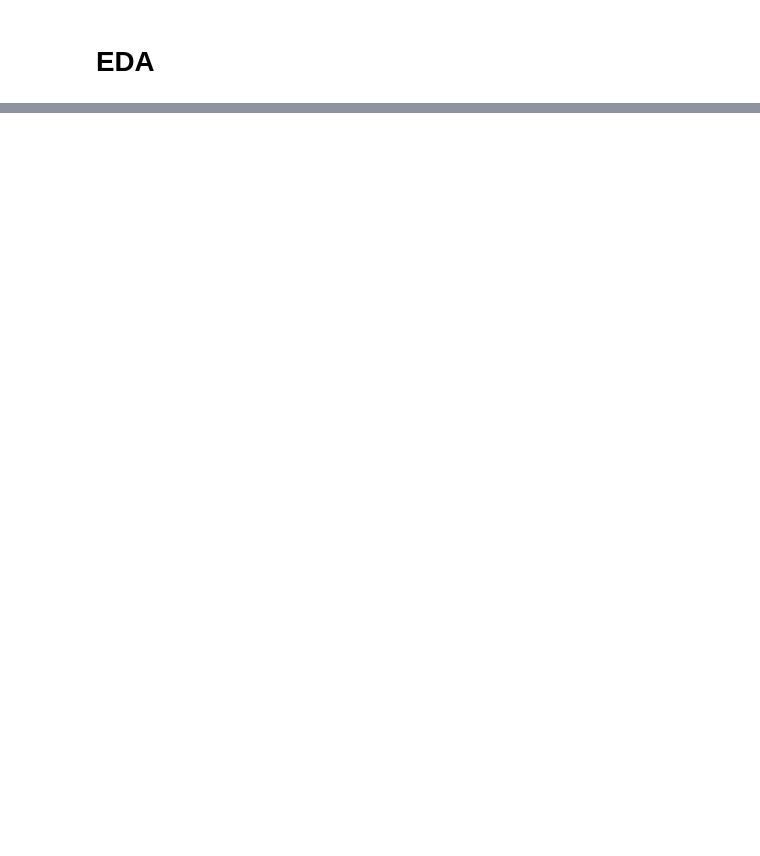
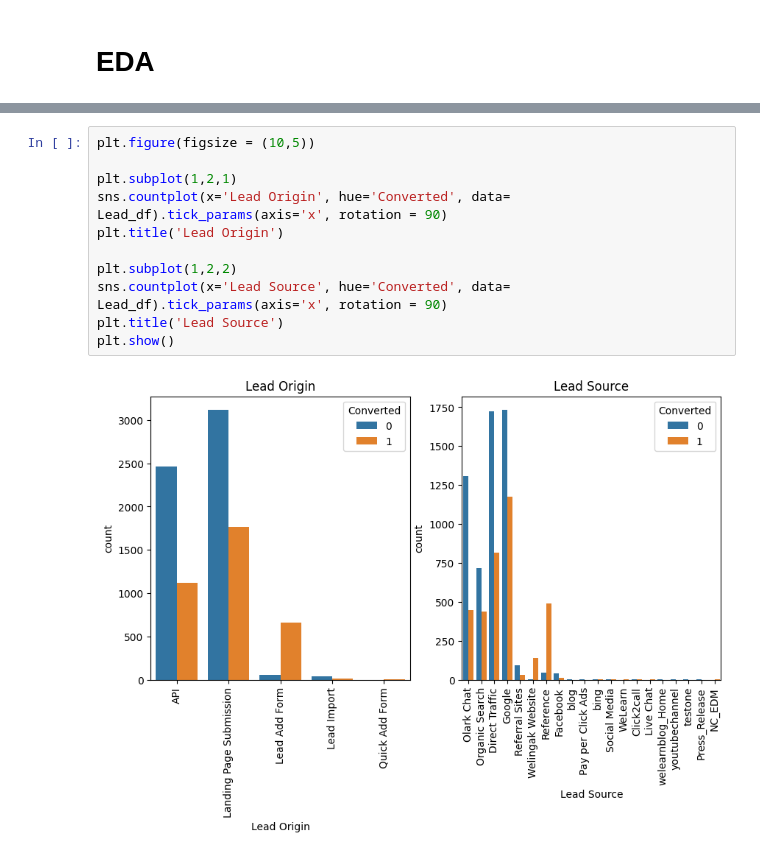
Before and after one commit to harshita-commits/Lead-Scoring-Case-Study, a Jupyter notebook: Lead_score_case_study.ipynb, the cells around one changed output, grey strips where cells are left out. Drawn from its saved outputs; the diff is of its cells as text; blank space fills up the shorter version.

```diff
--- a/Lead_score_case_study.ipynb
+++ b/Lead_score_case_study.ipynb
@@ -298,0 +407,13 @@ Lead_df['Last Activity'] = Lead_df['Last Activity'].replace(np.nan,'Email Opened
+# %%
+plt.figure(figsize = (10,5))
+
+plt.subplot(1,2,1)
+sns.countplot(x='Lead Origin', hue='Converted', data= Lead_df).tick_params(axis='x', rotation = 90)
+plt.title('Lead Origin')
+
+plt.subplot(1,2,2)
+sns.countplot(x='Lead Source', hue='Converted', data= Lead_df).tick_params(axis='x', rotation = 90)
+plt.title('Lead Source')
+plt.show()
+# %% [output]
+[figure, added]
```
Also changed, not shown: parts of 141 cells of this notebook, 1 other file.
